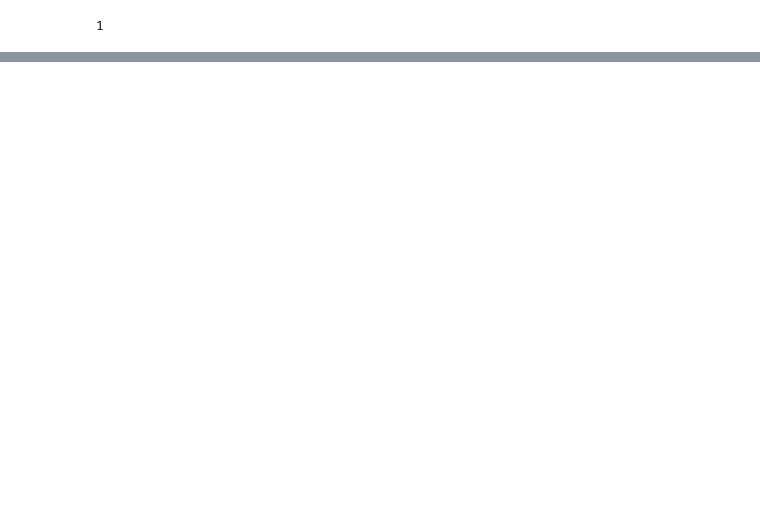
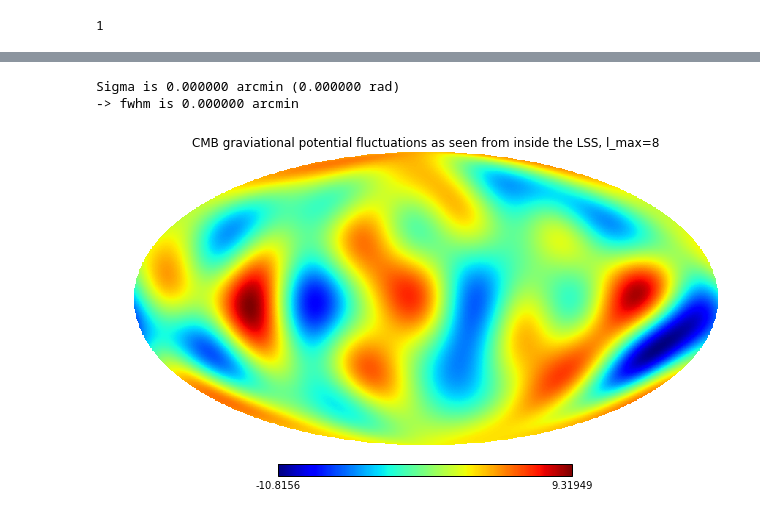
Before and after one commit to LaurencePeanuts/Music, a Jupyter notebook: Reconstruction_Demo.ipynb, the cells around one changed output, grey strips where cells are left out. Cells and saved outputs as stored; diff of their text form; code cells hidden in the pictures; blank space fills up the shorter version.

Commit message:
update the reconstruction demo notebook #24

```diff
--- a/Reconstruction_Demo.ipynb
+++ b/Reconstruction_Demo.ipynb
@@ -211,0 +185,9 @@ R_real.shape[1]
+# %%
+# Import and display the data generated by Roger's Mathematica code is a data Universe
+beatbox.You.all_data_universes = np.append(beatbox.You.all_data_universes, beatbox.Universe())
+beatbox.You.all_data_universes[-1].ay = np.loadtxt("data/Rogersay.txt").view(complex)
+beatbox.You.all_data_universes[-1].ay2alm(beatbox.You.all_data_universes[-1].ay,truncated_lmax=8, truncated_lmin=1, usedefault=0)
+beatbox.You.all_data_universes[-1].show_CMB_T_map(from_perspective_of="observer")
+
+# Assign the a_lm values to be the data to reconstruct
+datamap = beatbox.You.all_data_universes[-1].ay2ayreal_for_inference(beatbox.You.all_data_universes[-1].ay)
@@ -211,0 +198,26 @@ R_real.shape[1]
+# %%
+# Calculate C_yy from the 100 posterior sample Commander Planck CMB temperature maps
+#    or load the C_yy matrix if already calculated
+if not os.path.isfile('data/covCyy_lmax8.txt'):
+    beatbox.You.read_Planck_samples()
+    beatbox.You.calculate_covariance_matrix(filename='lmax8')
+else:
+    beatbox.You.load_covariance_matrix(filename='covCyy_lmax8.txt')
+
+# Calculate the inverse of the a_y covariance matrix
+beatbox.You.calculate_sdv_Cyy_inverse()
+
+# Reconstruct the potential
+beatbox.You.solve_for_3D_potential(datamap)
+
+
+# Give those reconstructed f_n's to one realization of the Universe
+We = beatbox.Universe()
+We.fn = beatbox.You.reconstrunct_fn
+#We.fn = beatbox.You.all_simulated_universes[-1].fn * 0.5
+We.transform_3D_potential_into_alm(truncated_nmax=We.truncated_nmax, truncated_nmin=We.truncated_nmin,truncated_lmax=We.truncated_lmax, truncated_lmin=We.truncated_lmin,usedefault=1, fn=1)
+We.show_CMB_T_map(from_perspective_of="observer")
+# %% [output]
+Sigma is 0.000000 arcmin (0.000000 rad)
+-> fwhm is 0.000000 arcmin
+[figure, added]
```
Also changed, not shown: parts of 53 cells of this notebook, 16 other files.
